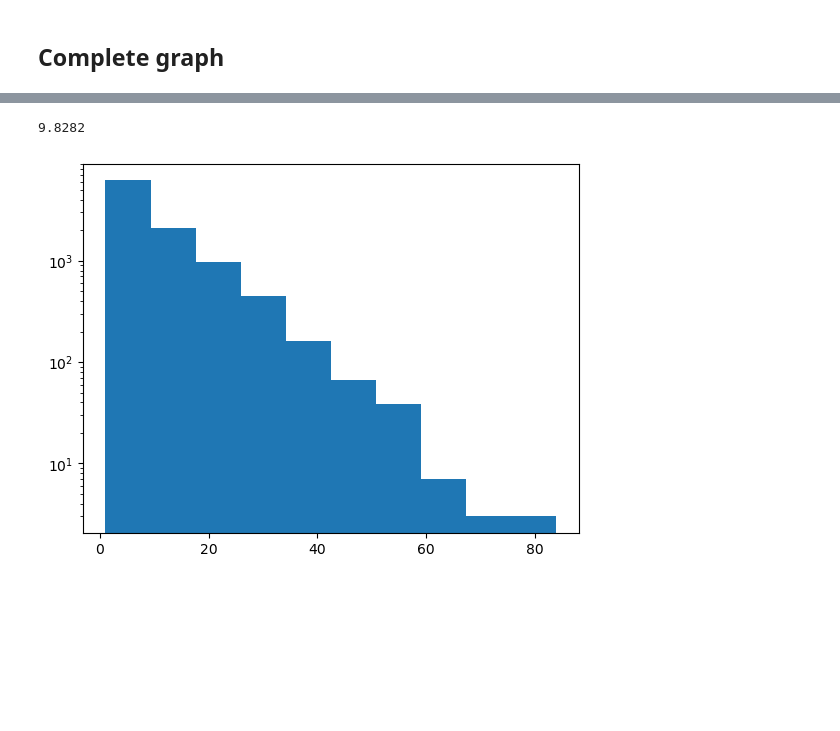
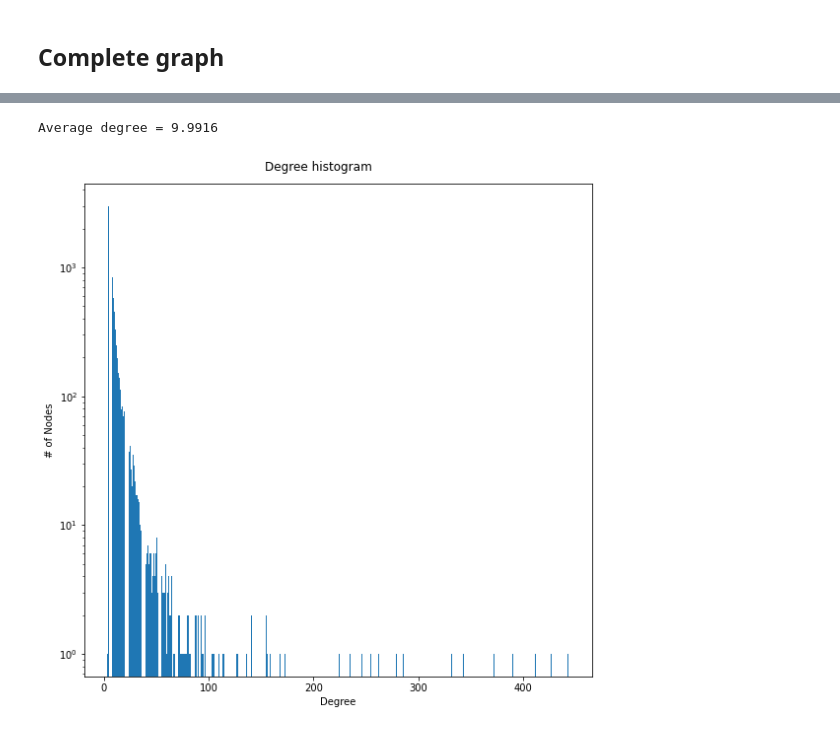
Before and after one commit to aaleta/C72h-whiteworms, a Jupyter notebook: notebooks/generate_networks.ipynb, the cells around one changed output, grey strips where cells are left out. Saved outputs shown, nothing was run; the diff lists cells and outputs as text; code cells hidden in the pictures; blank space fills up the shorter version.

```diff
--- a/notebooks/generate_networks.ipynb
+++ b/notebooks/generate_networks.ipynb
@@ -104 +96,4 @@ plt.show()
+# %%
+random.seed(42)
+SF = nx.powerlaw_cluster_graph(n = 10000, m = 5, p = 0.3)
 # %%
@@ -118,11 +103,0 @@ if np.sum(deg_desired)%2==1:
-# %%
-print (np.mean(deg_desired))
-plt.hist(deg_desired)
-plt.yscale('log')
-plt.show()
-# %% [output]
-9.8282
-[figure, removed]
-# %%
-SF = nx.configuration_model(deg_desired)
-SF.remove_edges_from(nx.selfloop_edges(SF))
@@ -134,0 +104,17 @@ nx.write_edgelist(SF, outfile)
+# %%
+degree_sequence = sorted((d for n, d in SF.degree()), reverse=True)
+
+print(f'Average degree = {np.mean(degree_sequence)}')
+
+fig = plt.figure("Degree of a clustered PL", figsize=(8, 8))
+plt.bar(*np.unique(degree_sequence, return_counts=True))
+plt.suptitle("Degree histogram")
+plt.xlabel("Degree")
+plt.ylabel("# of Nodes")
+plt.yscale('log')
+
+fig.tight_layout()
+plt.show()
+# %% [output]
+Average degree = 9.9916
+[figure, added]
```
Also changed, not shown: parts of 20 cells of this notebook, 9 other files.
